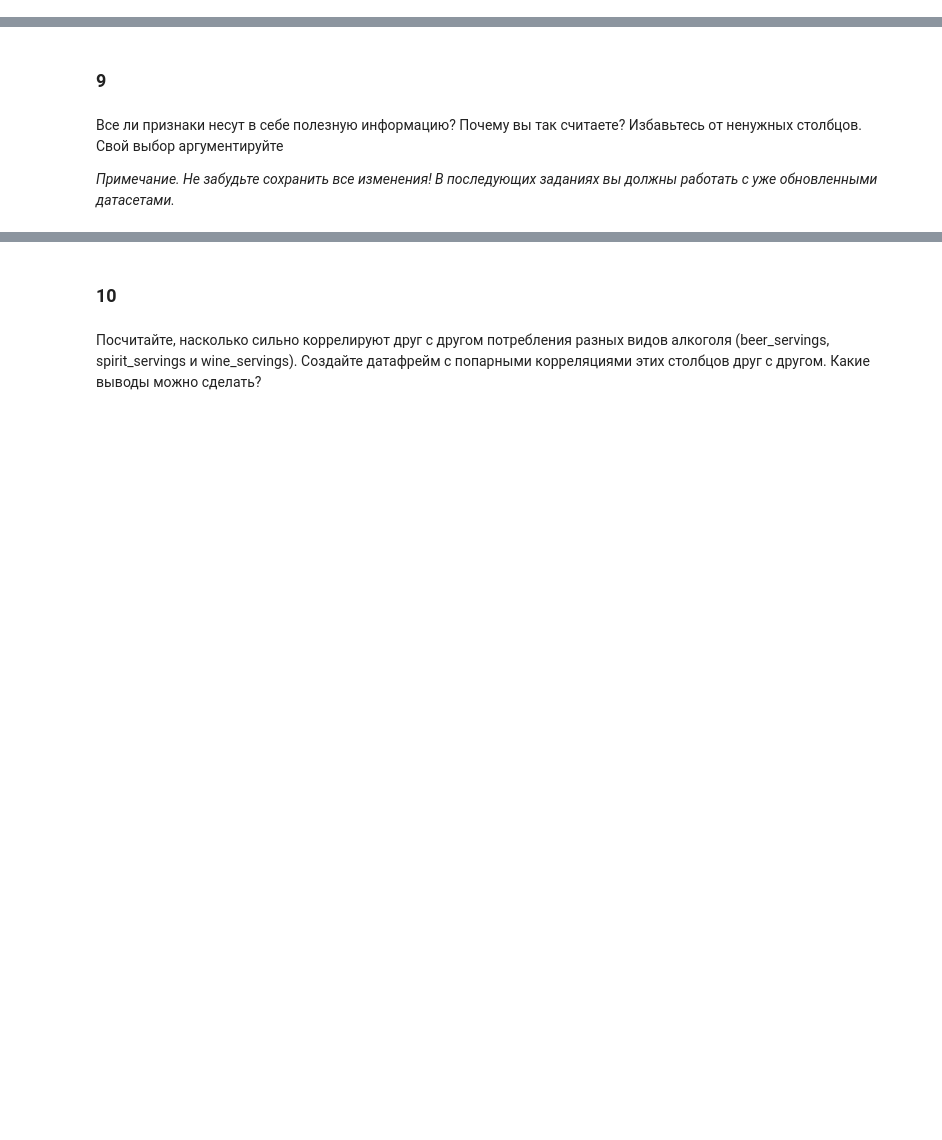
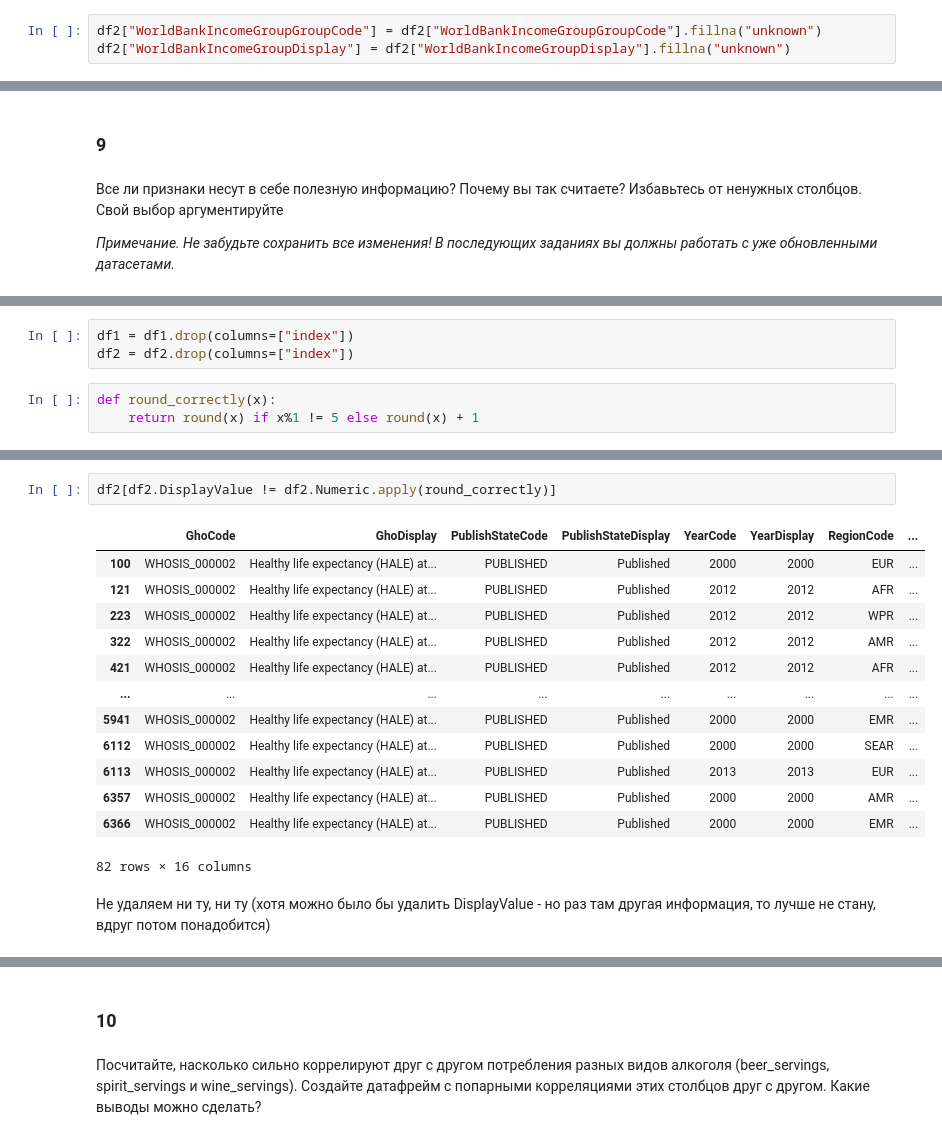
Before and after one commit to wrapper228/ml_hse, a Jupyter notebook: hw1/HW 1 - Numpy. Pandas.ipynb, the cells around one changed output, grey strips where cells are left out. Drawn from its saved outputs; the diff is of its cells as text; blank space fills up the shorter version.

```diff
--- a/hw1/HW 1 - Numpy. Pandas.ipynb
+++ b/hw1/HW 1 - Numpy. Pandas.ipynb
@@ -683,0 +746,3 @@ result
+# %%
+df2["WorldBankIncomeGroupGroupCode"] = df2["WorldBankIncomeGroupGroupCode"].fillna("unknown")
+df2["WorldBankIncomeGroupDisplay"] = df2["WorldBankIncomeGroupDisplay"].fillna("unknown")
@@ -691,0 +765,6 @@ result
+# %%
+df1 = df1.drop(columns=["index"])
+df2 = df2.drop(columns=["index"])
+# %%
+def round_correctly(x):
+    return round(x) if x%1 != 5 else round(x) + 1
@@ -691,0 +805,18 @@ result
+# %%
+df2[df2.DisplayValue != df2.Numeric.apply(round_correctly)]
+# %% [output]
+|  | GhoCode | GhoDisplay | PublishStateCode | PublishStateDisplay | YearCode | YearDisplay | RegionCode | ... |
+| 100 | WHOSIS_000002 | Healthy life expectancy (HALE) at... | PUBLISHED | Published | 2000 | 2000 | EUR | ... |
+| 121 | WHOSIS_000002 | Healthy life expectancy (HALE) at... | PUBLISHED | Published | 2012 | 2012 | AFR | ... |
+| 223 | WHOSIS_000002 | Healthy life expectancy (HALE) at... | PUBLISHED | Published | 2012 | 2012 | WPR | ... |
+| 322 | WHOSIS_000002 | Healthy life expectancy (HALE) at... | PUBLISHED | Published | 2012 | 2012 | AMR | ... |
+| 421 | WHOSIS_000002 | Healthy life expectancy (HALE) at... | PUBLISHED | Published | 2012 | 2012 | AFR | ... |
+| ... | ... | ... | ... | ... | ... | ... | ... | ... |
+| 5941 | WHOSIS_000002 | Healthy life expectancy (HALE) at... | PUBLISHED | Published | 2000 | 2000 | EMR | ... |
+| 6112 | WHOSIS_000002 | Healthy life expectancy (HALE) at... | PUBLISHED | Published | 2000 | 2000 | SEAR | ... |
+| 6113 | WHOSIS_000002 | Healthy life expectancy (HALE) at... | PUBLISHED | Published | 2013 | 2013 | EUR | ... |
+| 6357 | WHOSIS_000002 | Healthy life expectancy (HALE) at... | PUBLISHED | Published | 2000 | 2000 | AMR | ... |
+| 6366 | WHOSIS_000002 | Healthy life expectancy (HALE) at... | PUBLISHED | Published | 2000 | 2000 | EMR | ... |
+82 rows × 16 columns
+# %% [markdown]
+Не удаляем ни ту, ни ту (хотя можно было бы удалить DisplayValue - но раз там другая информация, то лучше не стану, вдруг потом понадобится)
```
Also changed, not shown: parts of 25 cells of this notebook.
